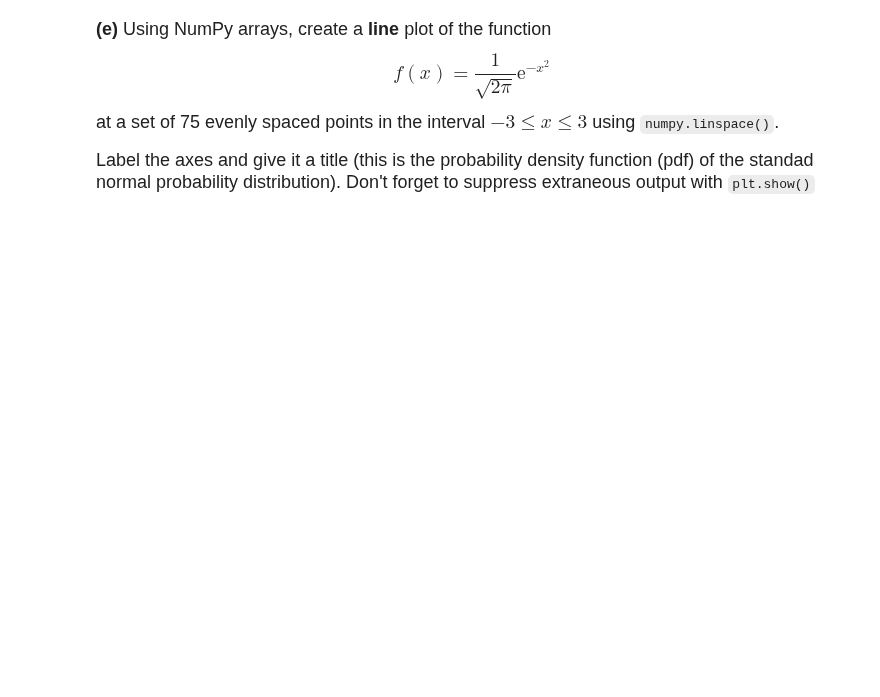
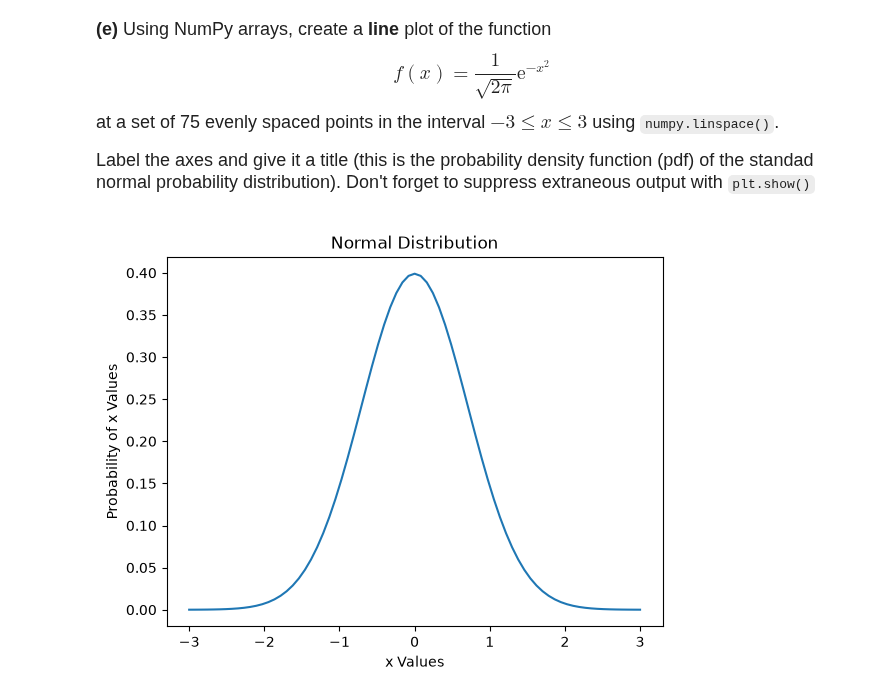
Before and after one commit to TomiokaGiyuu/datasci151fall2026, a Jupyter notebook: _assignments/assignment_3/Assignment3.ipynb, the cells around one changed output. Cells and saved outputs as stored; diff of their text form; code cells hidden in the pictures; blank space fills up the shorter version.

```diff
--- a/_assignments/assignment_3/Assignment3.ipynb
+++ b/_assignments/assignment_3/Assignment3.ipynb
@@ -146,3 +186,15 @@ at a set of 75 evenly spaced points in the interval $-3 \leq x \leq 3$ using `nu
 Label the axes and give it a title (this is the probability density function (pdf) of the standad normal probability distribution). Don't forget to suppress extraneous output with `plt.show()`
 # %%
 # your code here
+from math import sqrt, exp
+import matplotlib.pyplot as plt
+x_vals = np.array(np.linspace(-3, 3, 75))
+y_vals = np.array([1/sqrt(2*pi)*exp(-1*(x_vals[i]**2)) for i in range(0,len(x_vals))])
+
+plt.plot(x_vals, y_vals)
+plt.title("Normal Distribution")
+plt.xlabel("x Values")
+plt.ylabel("Probability of x Values")
+plt.show()
+# %% [output]
+[figure, added]
```
Also changed, not shown: parts of 5 cells of this notebook, 1 other file.
